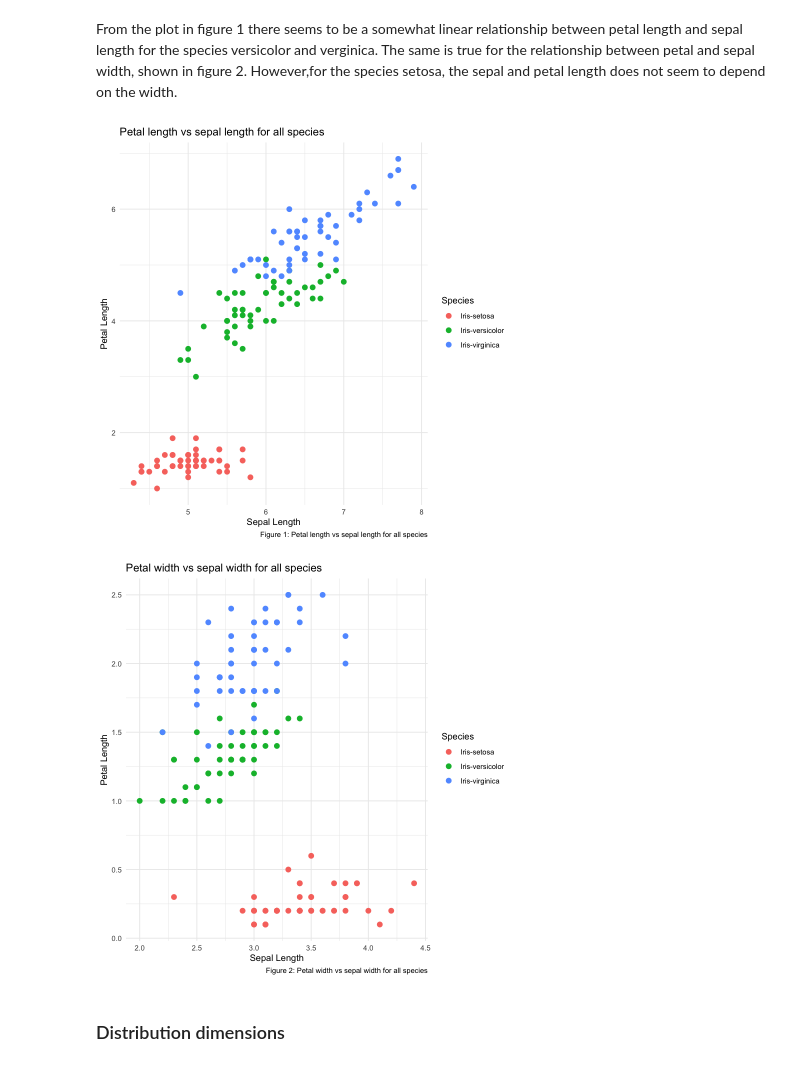
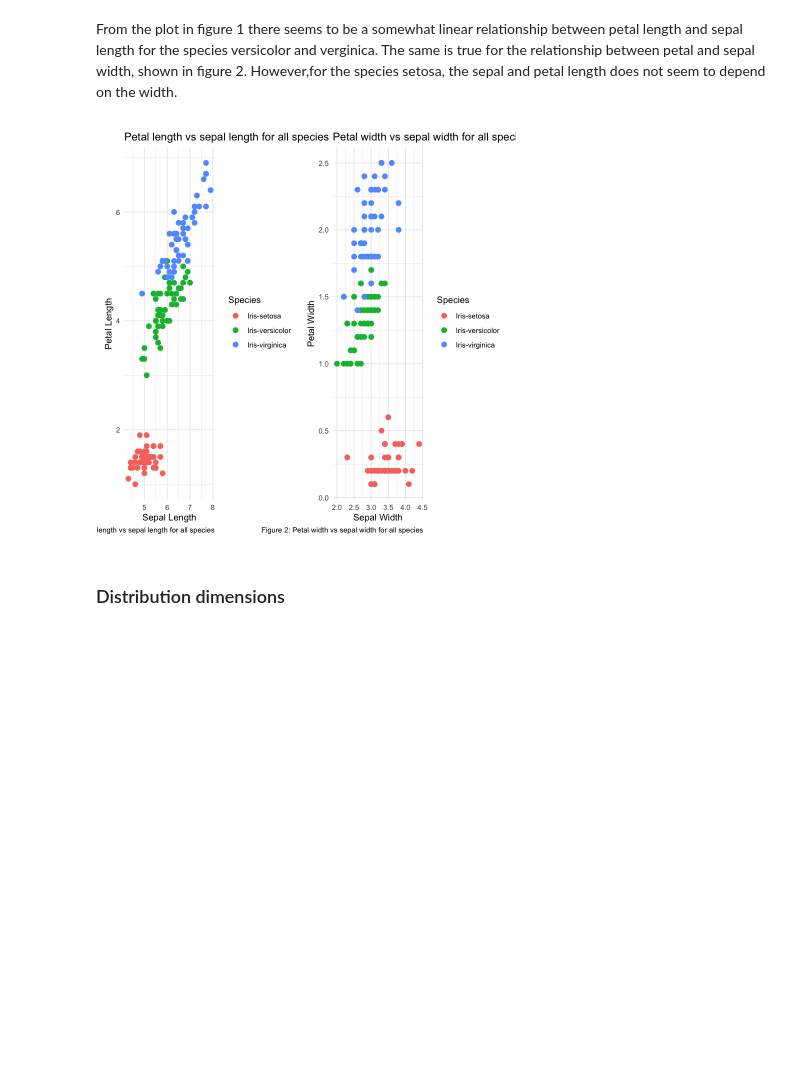
Before and after one commit to Superkaninen/su-mt4007, a Jupyter notebook: HW3/Homework3.ipynb, the cells around one changed output. Cells and saved outputs as stored; diff of their text form; code cells hidden in the pictures; blank space fills up the shorter version.

```diff
--- a/HW3/Homework3.ipynb
+++ b/HW3/Homework3.ipynb
@@ -9,29 +9,32 @@ From the plot in figure 1 there seems to be a somewhat linear relationship betwe
 # %%
 library("ggplot2")
 library("patchwork")
 
 iris <- read.csv("IRIS.csv")
 
-ggplot(iris, aes(x = sepal_length, y = petal_length, color = species)) +
+plot1 <- ggplot(iris, aes(x = sepal_length, y = petal_length, color = species)) +
   geom_point(size = 2.6) +
   theme_minimal() +
-  labs(title = "Petal length vs sepal length for all species",
-       x = "Sepal Length",
-       y = "Petal Length",
-       color = "Species",
-       caption = "Figure 1: Petal length vs sepal length for all species")
+  labs(
+    title = "Petal length vs sepal length for all species",
+    x = "Sepal Length",
+    y = "Petal Length",
+    color = "Species",
+    caption = "Figure 1: Petal length vs sepal length for all species")
 
-ggplot(iris, aes(x = sepal_width, y = petal_width, color = species)) +
+plot2 <- ggplot(iris, aes(x = sepal_width, y = petal_width, color = species)) +
   geom_point(size = 2.6) +
   theme_minimal() +
-  labs(title = "Petal width vs sepal width for all species",
-       x = "Sepal Length",
-       y = "Petal Length",
-       color = "Species",
-       caption = "Figure 2: Petal width vs sepal width for all species")
+  labs(
+    title = "Petal width vs sepal width for all species",
+    x = "Sepal Width",
+    y = "Petal Width",
+    color = "Species",
+    caption = "Figure 2: Petal width vs sepal width for all species")
+
+plot1 + plot2
 # %% [output]
-[figure, old version]
+[figure, new version]
-[figure, removed]
 # %% [markdown]
 ### Distribution dimensions
 # %% [markdown]
```
Also changed, not shown: parts of 1 cell of this notebook, 2 other files.
